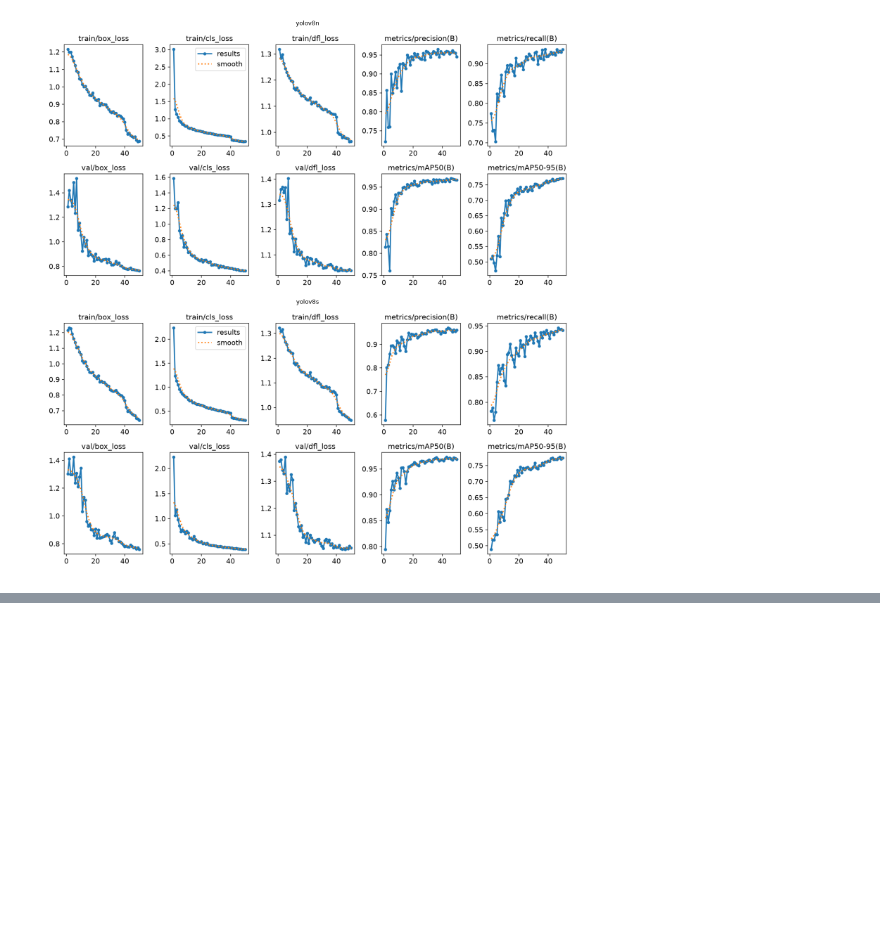
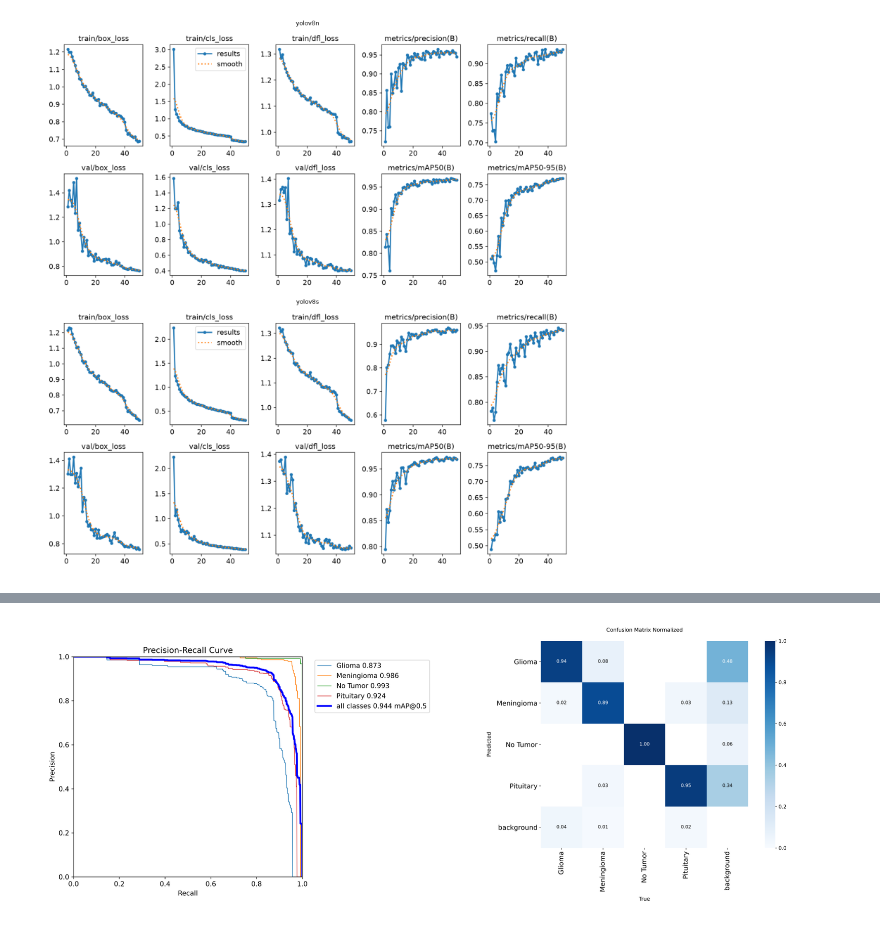
Before and after one commit to jerymy-k/DiagnosticMultimodal, a Jupyter notebook: notebooks/detection.ipynb, the cells around one changed output, grey strips where cells are left out. Drawn from its saved outputs; the diff is of its cells as text; code cells hidden in the pictures; blank space fills up the shorter version.

Commit message:
DIAG-30 : Évaluation YOLOv8 sur le test #Terminé

```diff
--- a/notebooks/detection.ipynb
+++ b/notebooks/detection.ipynb
@@ -270,3 +270,20 @@ plt.tight_layout()
 plt.show()
 # %% [output]
 [figure]
+# %%
+def best_val_map(run_dir):
+    return pd.read_csv(run_dir / "results.csv")["metrics/mAP50-95(B)"].max()
+
+
+val_scores = {name: best_val_map(run_dir) for name, run_dir in run_dirs.items()}
+best_name = max(val_scores, key=val_scores.get)
+best_model = YOLO(run_dirs[best_name] / "weights" / "best.pt")
+print(best_name, val_scores)
+
+
+def evaluate(model, split):
+    return model.val(data=det_config["data"], split=split, imgsz=det_config["imgsz"], batch=det_config["batch"],
+                     project=str(RUNS_DIR), name=f"{best_name}_{split}", exist_ok=True)
+
+
+split_metrics = {split: evaluate(best_model, split) for split in ["val", "test"]}
@@ -272,0 +326,11 @@ plt.show()
+# %%
+test_dir = Path(split_metrics["test"].save_dir)
+
+fig, axes = plt.subplots(1, 2, figsize=(20, 8))
+for ax, plot_name in zip(axes, ["BoxPR_curve.png", "confusion_matrix_normalized.png"]):
+    ax.imshow(plt.imread(test_dir / plot_name))
+    ax.axis("off")
+plt.tight_layout()
+plt.show()
+# %% [output]
+[figure, added]
```
Also changed, not shown: parts of 5 cells of this notebook.
